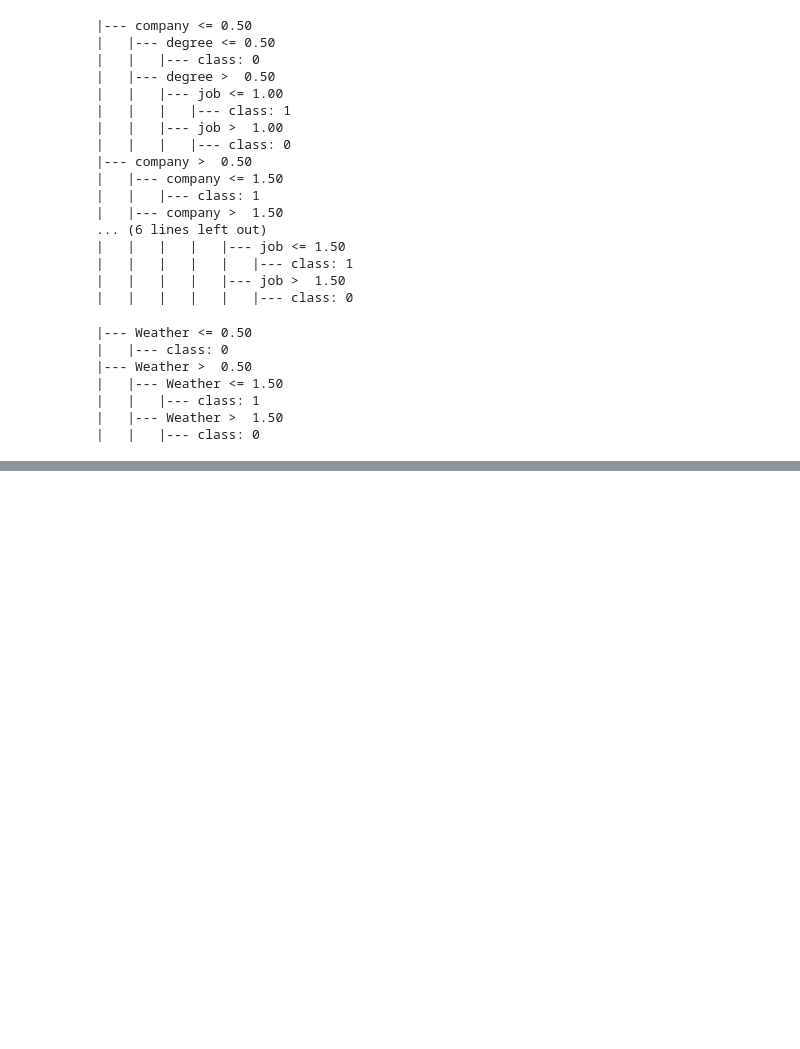
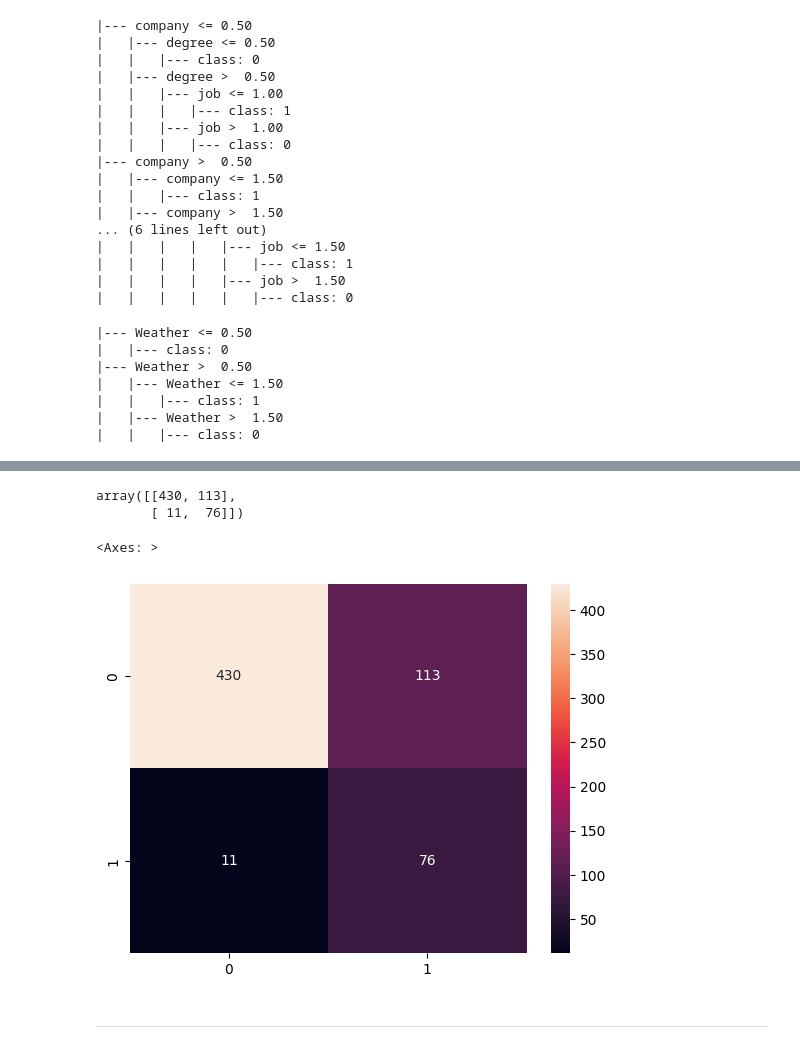
Before and after one commit to ThirumaleshV/AIE, a Jupyter notebook: ML/_2_Supervised_classification.ipynb, the cells around one changed output, grey strips where cells are left out. Cells and saved outputs as stored; diff of their text form; code cells hidden in the pictures; blank space fills up the shorter version.

```diff
--- a/ML/_2_Supervised_classification.ipynb
+++ b/ML/_2_Supervised_classification.ipynb
@@ -2106,0 +2379,12 @@ print(export_text(model, feature_names=["Weather"]))
+# %%
+from sklearn.model_selection import train_test_split
+from sklearn.linear_model import LogisticRegression
+from sklearn.metrics import classification_report
+
+x_train,x_test,y_train,y_test=train_test_split(x,y,test_size=0.2,random_state=1)
+
+model=LogisticRegression(max_iter=2000)
+
+model.fit(x_train,y_train)
+
+print(classification_report(y_test,model.predict(x_test)))
@@ -2106,0 +2493,8 @@ print(export_text(model, feature_names=["Weather"]))
+# %%
+from imblearn.combine import SMOTETomek
+
+tomek=SMOTETomek(random_state=1)
+
+x_train_tomek,y_train_tomek=tomek.fit_resample(x_train,y_train)
+
+tomek.fit(x_train_tomek,y_train_tomek)
@@ -2106,0 +2510,6 @@ print(export_text(model, feature_names=["Weather"]))
+# %%
+model=LogisticRegression(max_iter=2000)
+
+model.fit(x_train_tomek,y_train_tomek)
+
+print(classification_report(y_test,model.predict(x_test)))
@@ -2106,0 +2533,15 @@ print(export_text(model, feature_names=["Weather"]))
+# %%
+from sklearn.metrics import confusion_matrix
+cm=confusion_matrix(y_test,model.predict(x_test))
+cm
+# %% [output]
+array([[430, 113],
+       [ 11,  76]])
+# %%
+import seaborn as sns
+sns.heatmap(cm,annot=True,fmt="d")
+# %% [output]
+<Axes: >
+[figure, added]
+# %% [markdown]
+---
```
Also changed, not shown: parts of 30 cells of this notebook.
